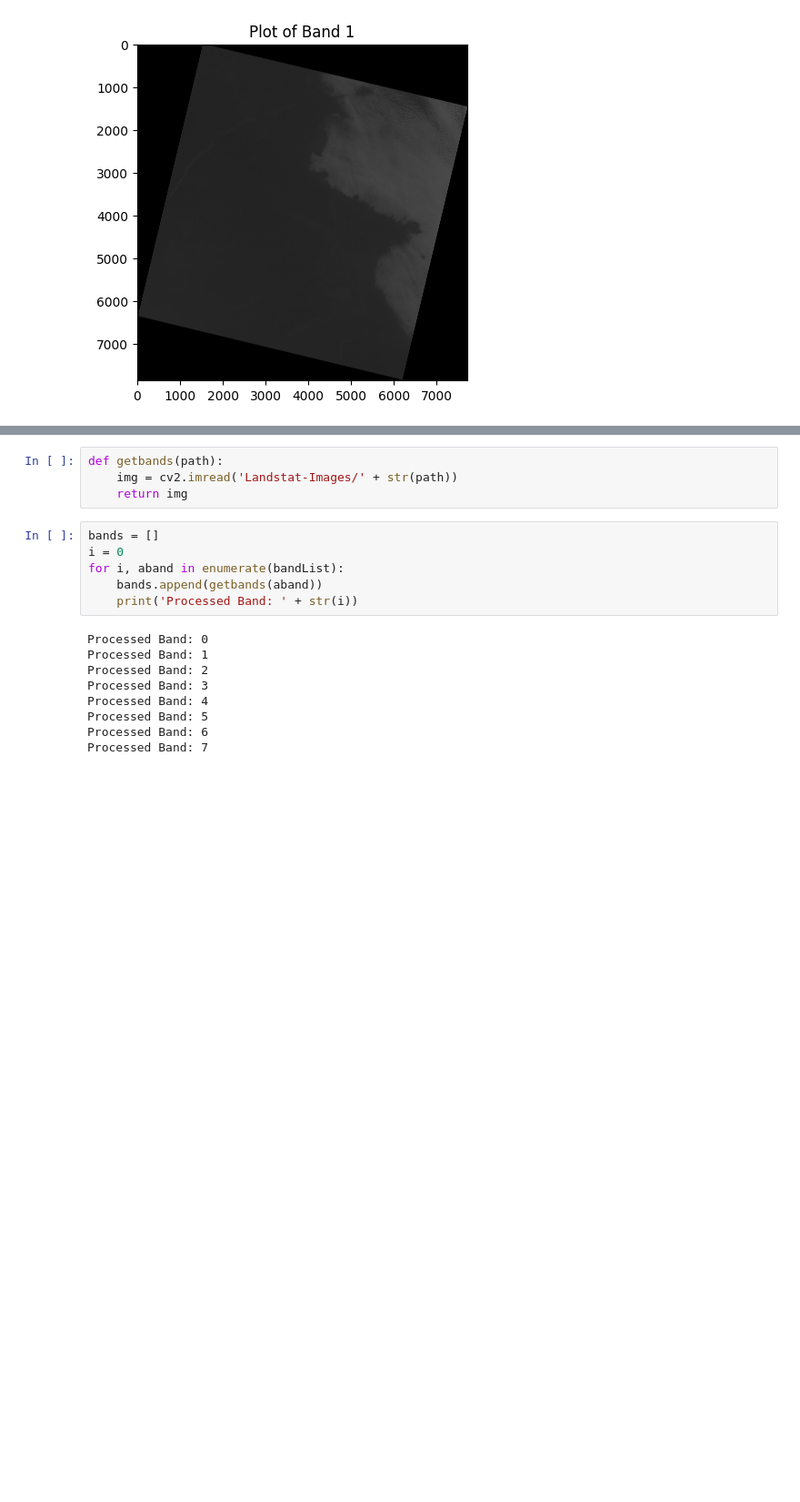
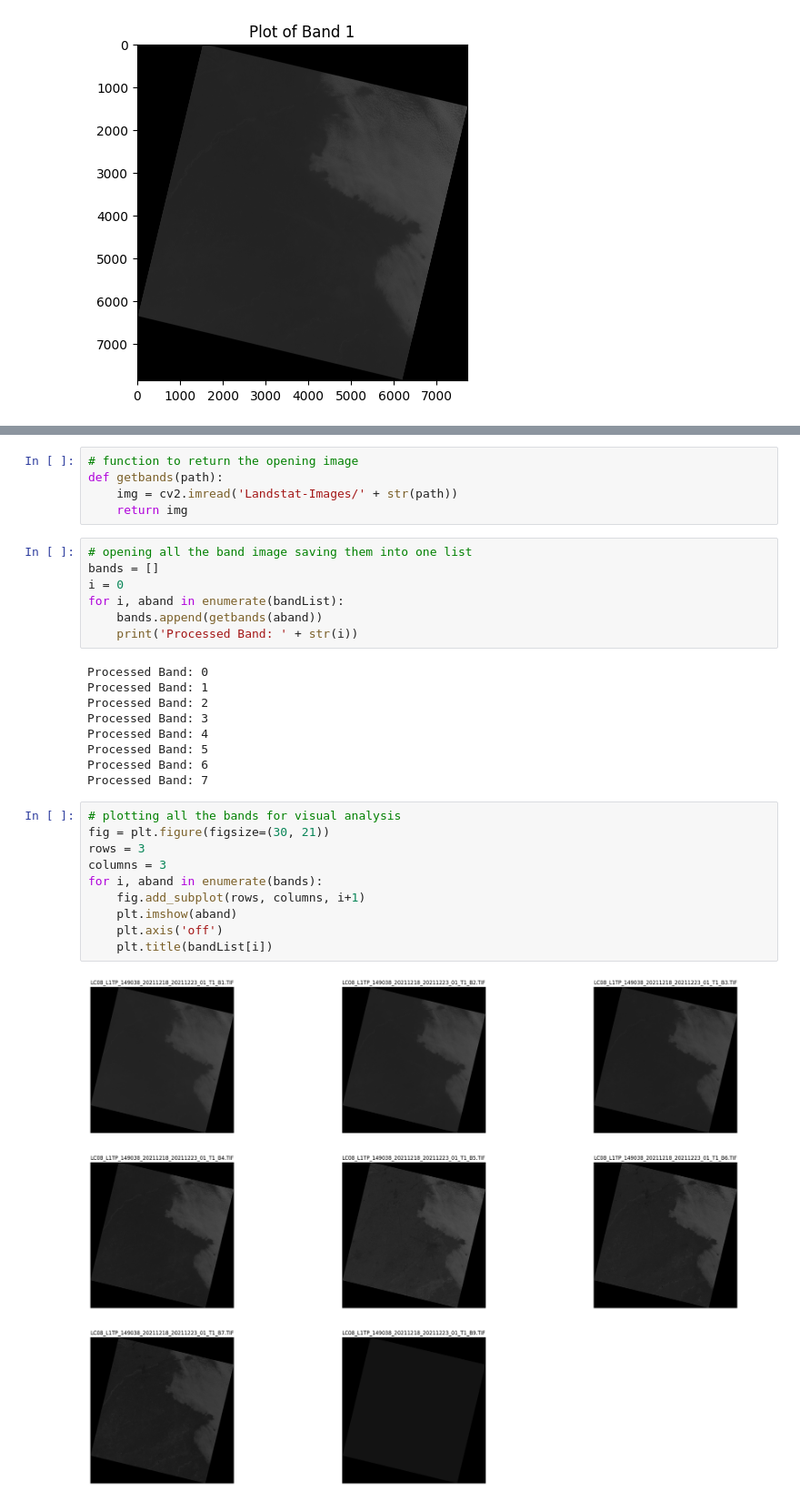
Before and after one commit to AshharShah/Principal_Component_Analysis_Project, a Jupyter notebook: CEP_Project.ipynb, the cells around one changed output, grey strips where cells are left out. Shown at 91% size. Cells and saved outputs as stored; diff of their text form; blank space fills up the shorter version.

Commit message:
Merged Bands

```diff
--- a/CEP_Project.ipynb
+++ b/CEP_Project.ipynb
@@ -90,8 +93,10 @@ plt.imshow(img)
 # %%
+# function to return the opening image
 def getbands(path):
     img = cv2.imread('Landstat-Images/' + str(path))
     return img
 # %%
+# opening all the band image saving them into one list
 bands = []
 i = 0
 for i, aband in enumerate(bandList):
@@ -106,3 +111,15 @@ Processed Band: 4
 Processed Band: 5
 Processed Band: 6
 Processed Band: 7
+# %%
+# plotting all the bands for visual analysis
+fig = plt.figure(figsize=(30, 21))
+rows = 3
+columns = 3
+for i, aband in enumerate(bands):
+    fig.add_subplot(rows, columns, i+1)
+    plt.imshow(aband)
+    plt.axis('off')
+    plt.title(bandList[i])
+# %% [output]
+[figure, added]
```
Also changed, not shown: parts of 18 cells of this notebook.
